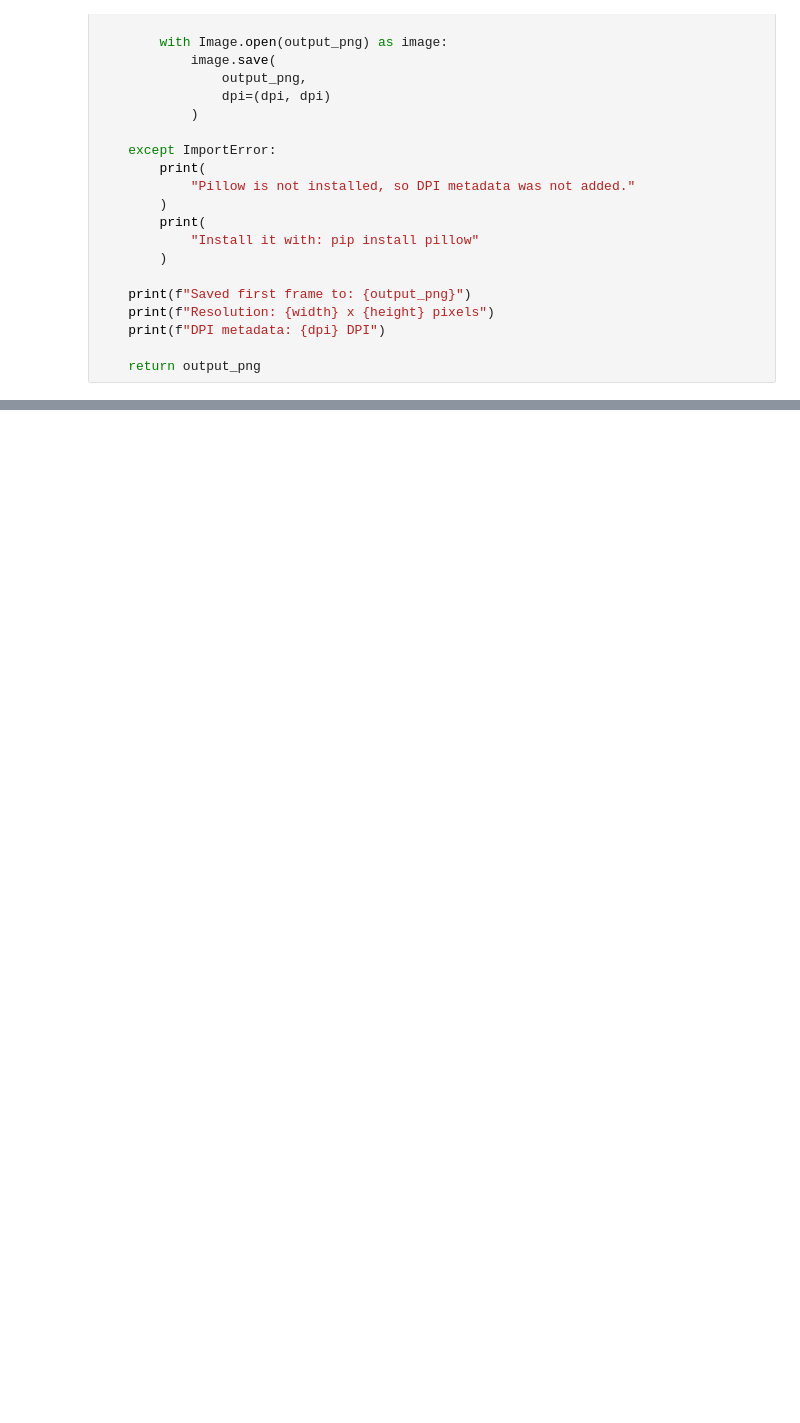
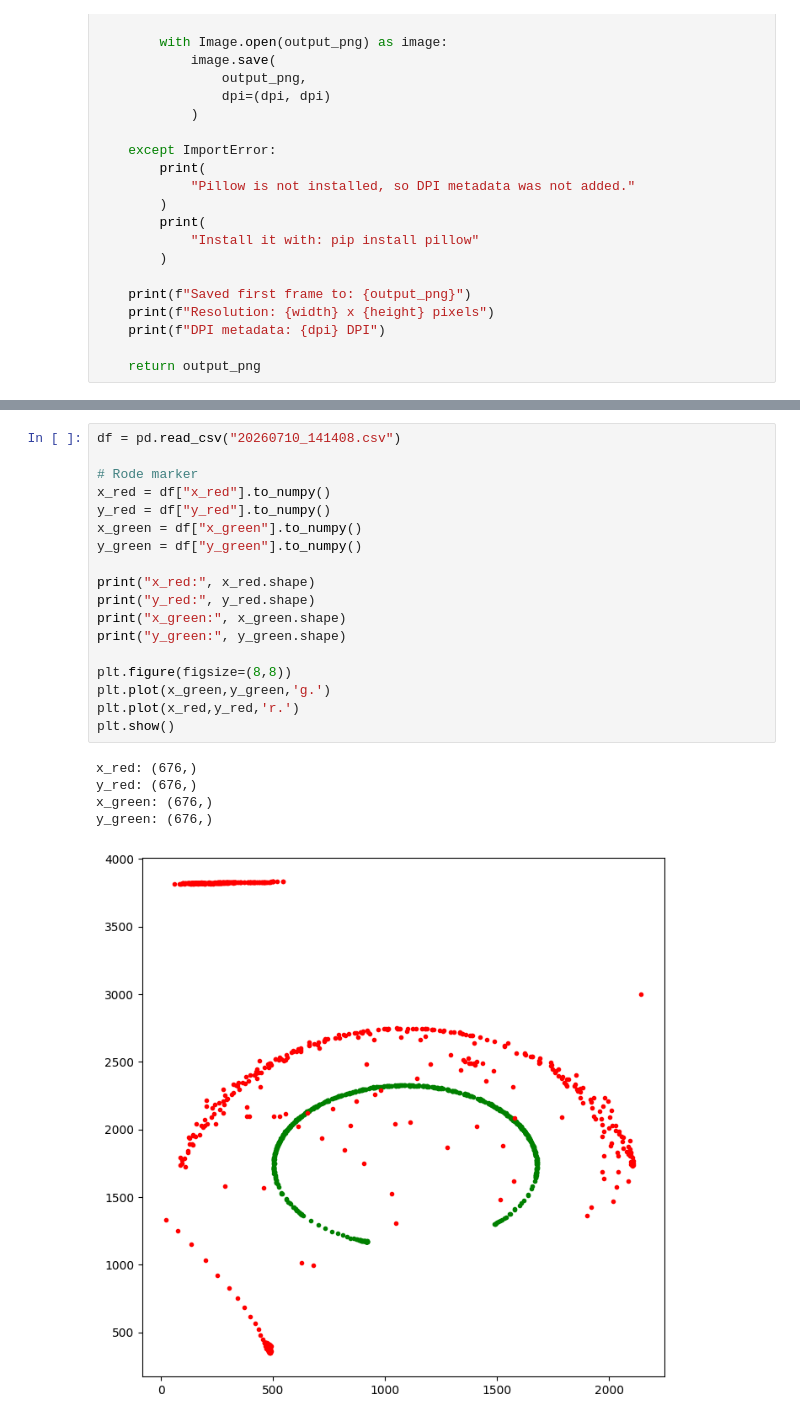
Before and after one commit to ElineSerpenti/Double-pendulum-TN23010, a Jupyter notebook: Pendulum tracking.ipynb, the cells around one changed output, grey strips where cells are left out. Saved outputs shown, nothing was run; the diff lists cells and outputs as text; blank space fills up the shorter version.

```diff
--- a/Pendulum tracking.ipynb
+++ b/Pendulum tracking.ipynb
@@ -263,2 +332,26 @@ Resolution: 1920 x 1080 pixels
 DPI metadata: 300 DPI
 WindowsPath('20260710_141408_first_frame.png')
+# %%
+df = pd.read_csv("20260710_141408.csv")
+
+# Rode marker
+x_red = df["x_red"].to_numpy()
+y_red = df["y_red"].to_numpy()
+x_green = df["x_green"].to_numpy()
+y_green = df["y_green"].to_numpy()
+
+print("x_red:", x_red.shape)
+print("y_red:", y_red.shape)
+print("x_green:", x_green.shape)
+print("y_green:", y_green.shape)
+
+plt.figure(figsize=(8,8))
+plt.plot(x_green,y_green,'g.')
+plt.plot(x_red,y_red,'r.')
+plt.show()
+# %% [output]
+x_red: (676,)
+y_red: (676,)
+x_green: (676,)
+y_green: (676,)
+[figure, added]
```
Also changed, not shown: parts of 7 cells of this notebook, 5 other files.
